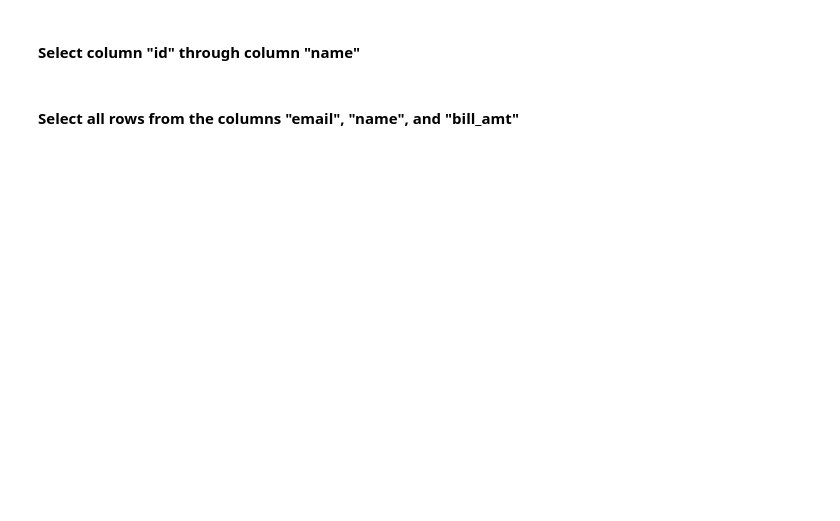
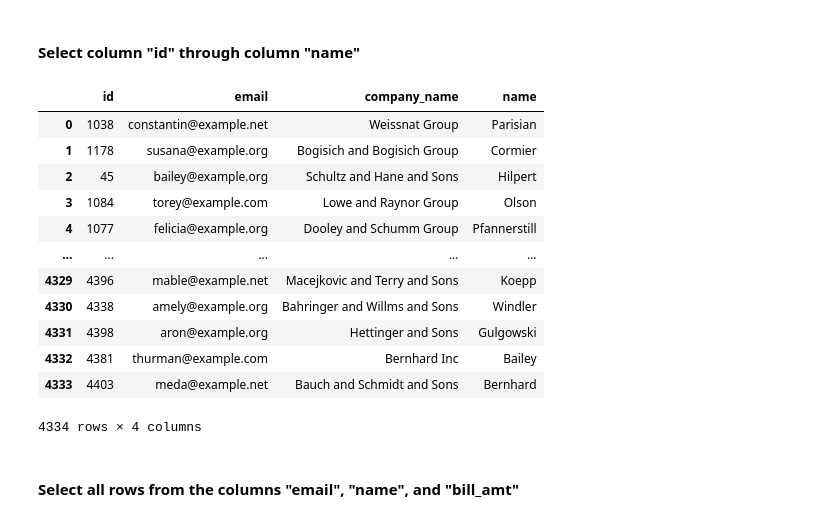
Before and after one commit to Samuel-Skinner/Pandas_Exercises, a Jupyter notebook: pandas-exercise.ipynb, the cells around one changed output. Cells and saved outputs as stored; diff of their text form; code cells hidden in the pictures; blank space fills up the shorter version.

```diff
--- a/pandas-exercise.ipynb
+++ b/pandas-exercise.ipynb
@@ -194,4 +270,20 @@ Remember: Python and Pandas both start counting at 0, so the very first row is r
 # %% [markdown]
 #### Select column "id" through column "name"
+# %%
+df_copy.loc[:, "id":"name"]
+# %% [output]
+|  | id | email | company_name | name |
+| 0 | 1038 | constantin@example.net | Weissnat Group | Parisian |
+| 1 | 1178 | susana@example.org | Bogisich and Bogisich Group | Cormier |
+| 2 | 45 | bailey@example.org | Schultz and Hane and Sons | Hilpert |
+| 3 | 1084 | torey@example.com | Lowe and Raynor Group | Olson |
+| 4 | 1077 | felicia@example.org | Dooley and Schumm Group | Pfannerstill |
+| ... | ... | ... | ... | ... |
+| 4329 | 4396 | mable@example.net | Macejkovic and Terry and Sons | Koepp |
+| 4330 | 4338 | amely@example.org | Bahringer and Willms and Sons | Windler |
+| 4331 | 4398 | aron@example.org | Hettinger and Sons | Gulgowski |
+| 4332 | 4381 | thurman@example.com | Bernhard Inc | Bailey |
+| 4333 | 4403 | meda@example.net | Bauch and Schmidt and Sons | Bernhard |
+4334 rows × 4 columns
 # %% [markdown]
 #### Select all rows from the columns "email", "name", and "bill_amt"
```
Also changed, not shown: parts of 12 cells of this notebook.
